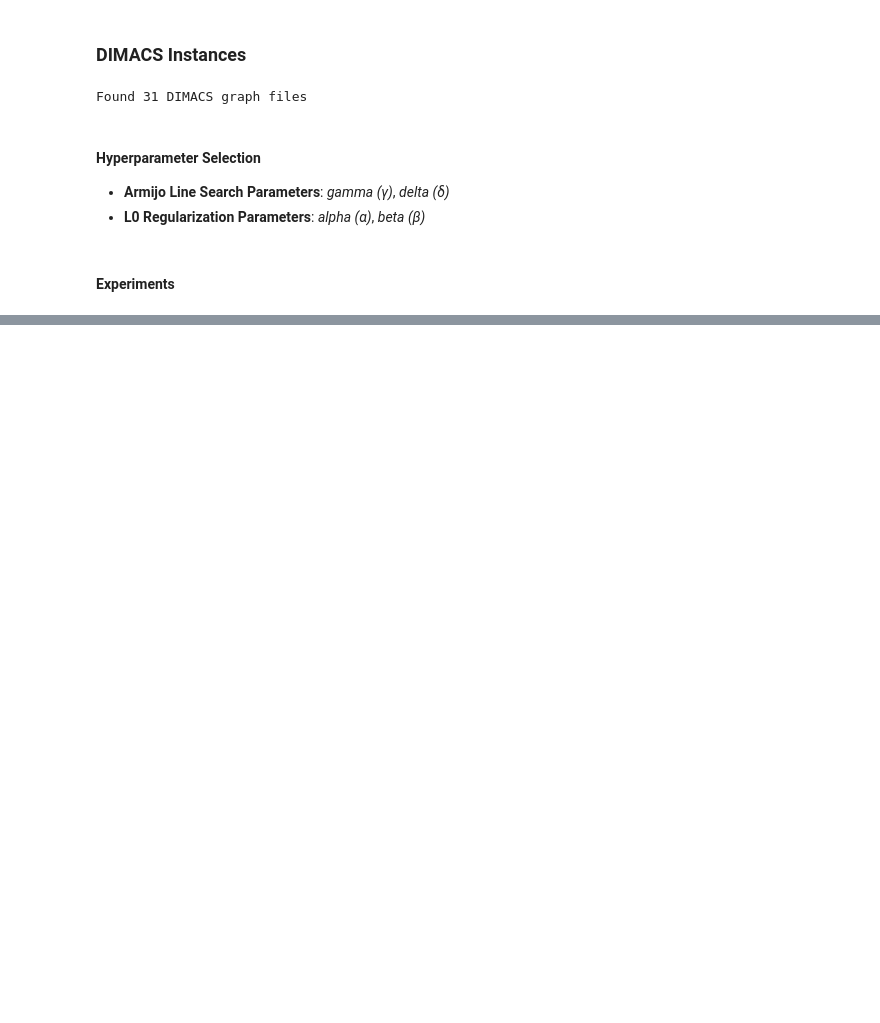
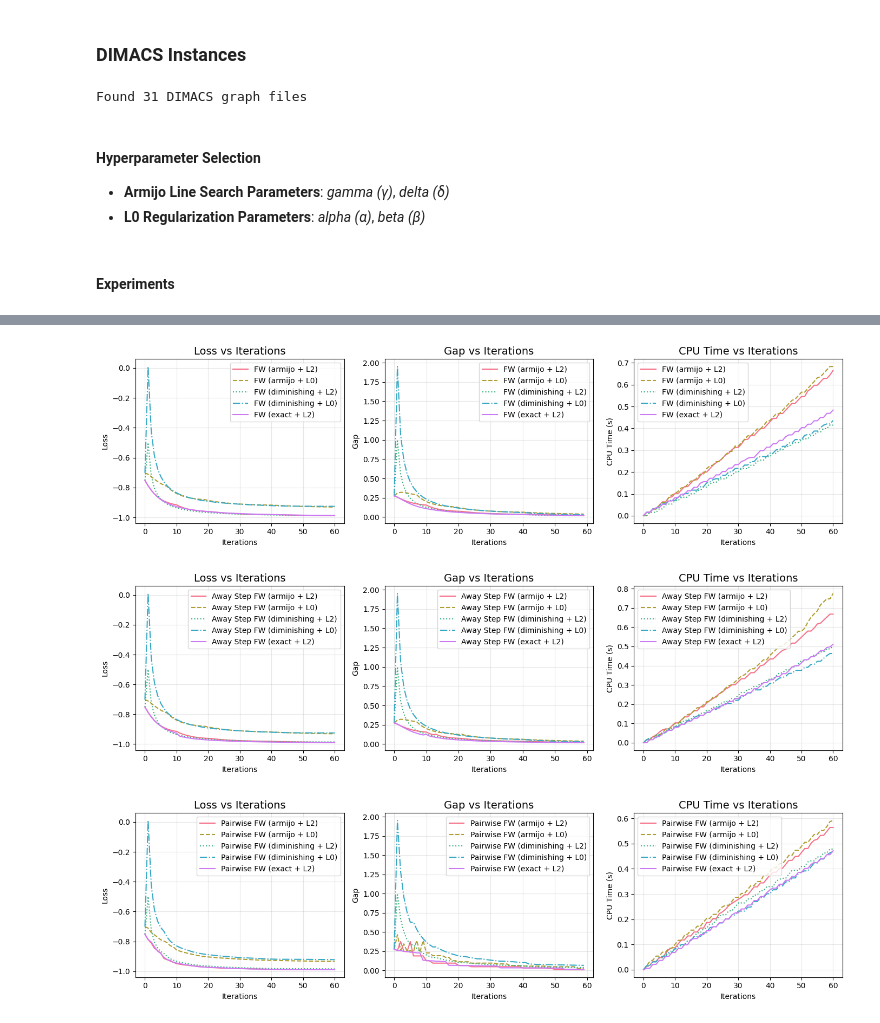
Before and after one commit to pavelihno/optimization-data-science, a Jupyter notebook: Project.ipynb, the cells around one changed output, grey strips where cells are left out. Drawn from its saved outputs; the diff is of its cells as text; code cells hidden in the pictures; blank space fills up the shorter version.

```diff
--- a/Project.ipynb
+++ b/Project.ipynb
@@ -1130,0 +1169,10 @@ Processing graph: brock800-2 with 800 nodes
+# %%
+compare_solvers(list(fw_solvers.values()), list(fw_solvers.keys()))
+
+compare_solvers(list(fw_away_solvers.values()), list(fw_away_solvers.keys()))
+
+compare_solvers(list(fw_pw_solvers.values()), list(fw_pw_solvers.keys()))
+# %% [output]
+[figure, added]
+[figure, added]
+[figure, added]
```
Also changed, not shown: parts of 17 cells of this notebook.
